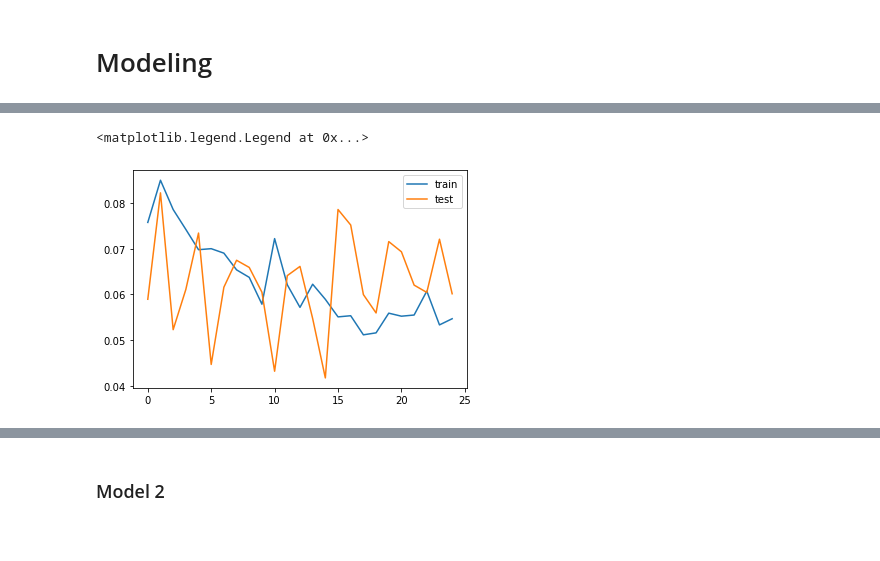
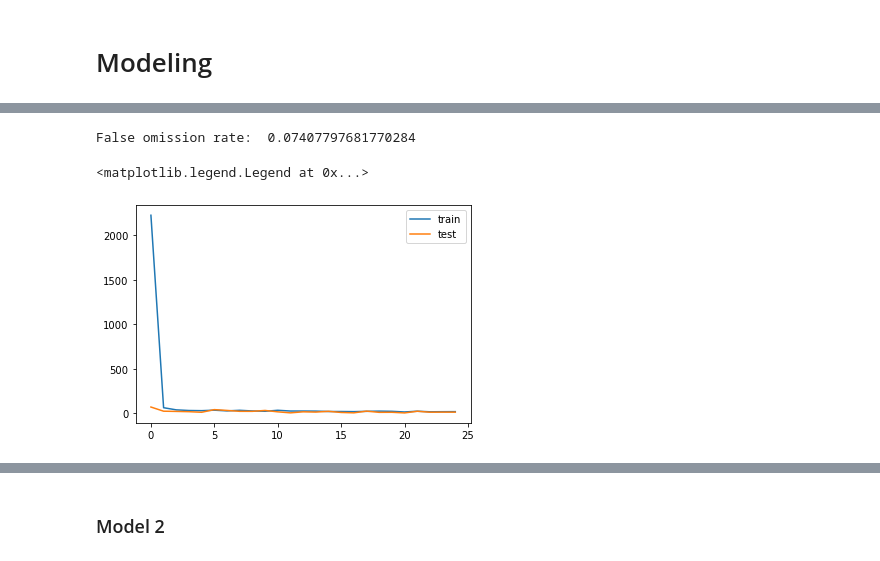
Before and after one commit to saakethkoka/ML-Lab5, a Jupyter notebook: main.ipynb, the cells around one changed output, grey strips where cells are left out. Saved outputs shown, nothing was run; the diff lists cells and outputs as text; code cells hidden in the pictures.

Commit message:
Created 3 models and stuff

```diff
--- a/main.ipynb
+++ b/main.ipynb
@@ -347,7 +347,7 @@ for col in categorical_headers:
     features[col] = encoders[col].fit_transform(features[col])
 # %%
 # stratified split 80-20:
-X_train, X_test, y_train, y_test = train_test_split(features, target, test_size=0.4, random_state=0, stratify=target)
+X_train, X_test, y_train, y_test = train_test_split(features, target, test_size=0.5, random_state=89, stratify=target)
 # %% [markdown]
 # Modeling
 # %%
@@ -432,8 +432,7 @@ class_weight = {0: 1,
                 1: 30}
 
 model1.compile(optimizer='adam',
-              loss='binary_crossentropy',
-              metrics=[false_omission_rate, keras.metrics.Recall()])
+              loss='binary_crossentropy')
 
 # lets also add the history variable to see how we are doing
 # and lets add a validation set to keep track of our progress
@@ -443,5 +442,5 @@ history1 = model1.fit([X_crossed,X_cat,X_num],
                     validation_data=([crossed_features_test.to_numpy(), categorical_features_test.to_numpy(), numerical_features_test.to_numpy()], y_test),
                     epochs=25,
                     batch_size=512,
-                    verbose=0)
+                    verbose=1)
 # %% [output]
@@ -450,8 +449,20 @@ Wall time: 12.4 s
+# %%
+# Calculate the false omission rate:
+from sklearn.metrics import confusion_matrix
+y_pred = model1.predict([crossed_features_test.to_numpy(), categorical_features_test.to_numpy(), numerical_features_test.to_numpy()])
+y_pred = np.where(y_pred > 0.5, 1, 0)
+
+cm = confusion_matrix(y_test, y_pred)
+tn = cm[0][0]
+fn = cm[1][0]
+print('False omission rate: ', fn/(tn+fn))
+# %% [output]
+False omission rate:  0.07407797681770284
 # %%
 # plot history:
-plt.plot(history1.history['false_omission_rate'], label='train')
-plt.plot(history1.history['val_false_omission_rate'], label='test')
+plt.plot(history1.history['loss'], label='train')
+plt.plot(history1.history['val_loss'], label='test')
 plt.legend()
 # %% [output]
 <matplotlib.legend.Legend at 0x...>
-[figure, old version]
+[figure, new version]
```
Also changed, not shown: parts of 13 cells of this notebook.
